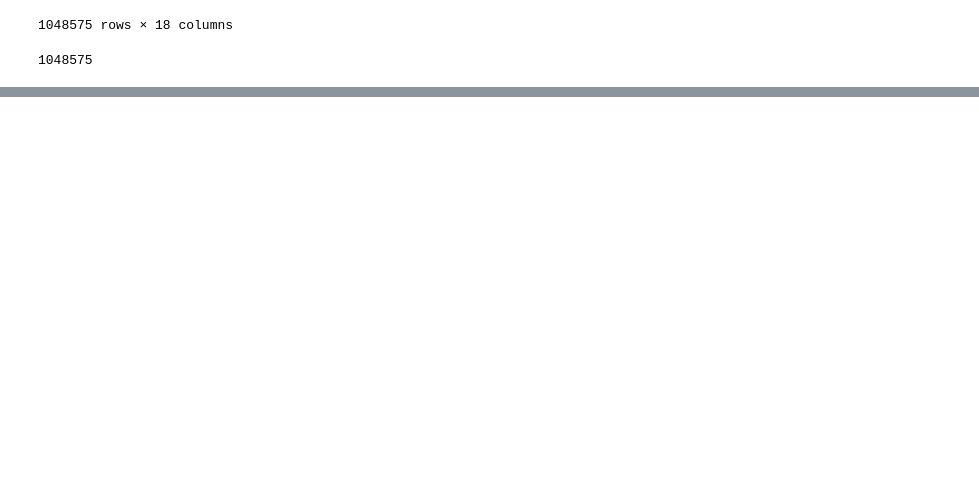
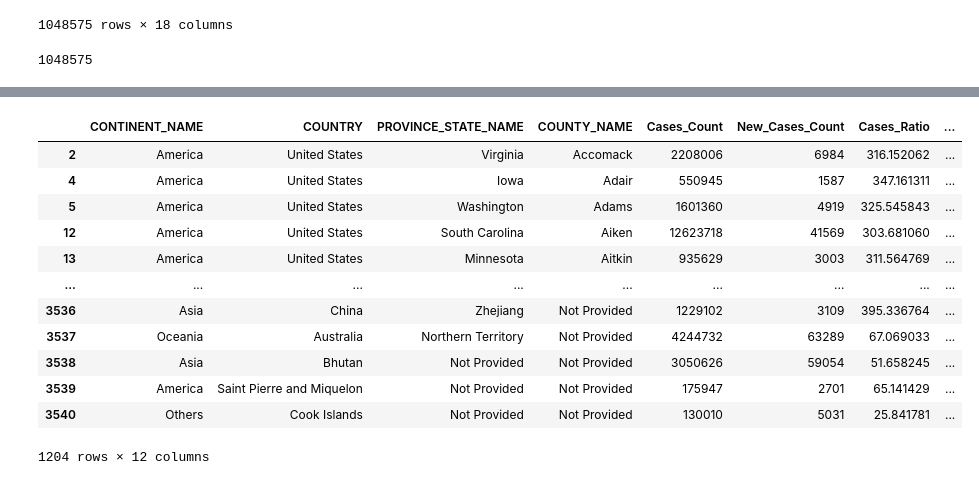
Before and after one commit to harshitplt/COVID-19-Analysis, a Jupyter notebook: CS3.ipynb, the cells around one changed output, grey strips where cells are left out. Saved outputs shown, nothing was run; the diff lists cells and outputs as text; code cells hidden in the pictures; blank space fills up the shorter version.

```diff
--- a/CS3.ipynb
+++ b/CS3.ipynb
@@ -129,0 +415,42 @@ res
+# %%
+Q2_PartC= """
+SELECT
+    CONTINENT_NAME,
+    COUNTRY,
+    PROVINCE_STATE_NAME,
+    COUNTY_NAME,
+    SUM(PEOPLE_POSITIVE_CASES_COUNT) AS Cases_Count,
+    SUM(PEOPLE_POSITIVE_NEW_CASES_COUNT) AS New_Cases_Count,
+    ROUND(SUM(PEOPLE_POSITIVE_CASES_COUNT) * 1.0 / SUM(PEOPLE_POSITIVE_NEW_CASES_COUNT), 6) AS Cases_Ratio,
+    RANK() OVER(PARTITION BY COUNTY_NAME ORDER BY ROUND(SUM(PEOPLE_DEATH_COUNT) * 1.0 / SUM(PEOPLE_POSITIVE_CASES_COUNT), 6)  DESC) AS Country_CCR_Rank,
+    SUM(PEOPLE_DEATH_COUNT) AS Death_Count,
+    SUM(PEOPLE_DEATH_NEW_COUNT) AS New_Death_Count,
+    ROUND(SUM(PEOPLE_DEATH_COUNT) * 1.0 / SUM(PEOPLE_DEATH_NEW_COUNT), 6) AS Death_Ratio,
+    RANK() OVER(PARTITION BY COUNTY_NAME ORDER BY ROUND(SUM(PEOPLE_DEATH_NEW_COUNT) * 1.0 / SUM(PEOPLE_POSITIVE_NEW_CASES_COUNT), 6) DESC) AS Country_DR_Rank
+FROM
+    Big_DS
+GROUP BY
+    COUNTRY,
+    PROVINCE_STATE_NAME,
+    COUNTY_NAME
+ORDER BY
+    Country_CCR_Rank ASC,
+    Country_DR_Rank ASC
+"""
+
+res2C = pd.read_sql(Q2_PartC, conn)
+res2C.dropna()
+# %% [output]
+|  | CONTINENT_NAME | COUNTRY | PROVINCE_STATE_NAME | COUNTY_NAME | Cases_Count | New_Cases_Count | Cases_Ratio | ... |
+| 2 | America | United States | Virginia | Accomack | 2208006 | 6984 | 316.152062 | ... |
+| 4 | America | United States | Iowa | Adair | 550945 | 1587 | 347.161311 | ... |
+| 5 | America | United States | Washington | Adams | 1601360 | 4919 | 325.545843 | ... |
+| 12 | America | United States | South Carolina | Aiken | 12623718 | 41569 | 303.681060 | ... |
+| 13 | America | United States | Minnesota | Aitkin | 935629 | 3003 | 311.564769 | ... |
+| ... | ... | ... | ... | ... | ... | ... | ... | ... |
+| 3536 | Asia | China | Zhejiang | Not Provided | 1229102 | 3109 | 395.336764 | ... |
+| 3537 | Oceania | Australia | Northern Territory | Not Provided | 4244732 | 63289 | 67.069033 | ... |
+| 3538 | Asia | Bhutan | Not Provided | Not Provided | 3050626 | 59054 | 51.658245 | ... |
+| 3539 | America | Saint Pierre and Miquelon | Not Provided | Not Provided | 175947 | 2701 | 65.141429 | ... |
+| 3540 | Others | Cook Islands | Not Provided | Not Provided | 130010 | 5031 | 25.841781 | ... |
+1204 rows × 12 columns
```
Also changed, not shown: parts of 22 cells of this notebook.
